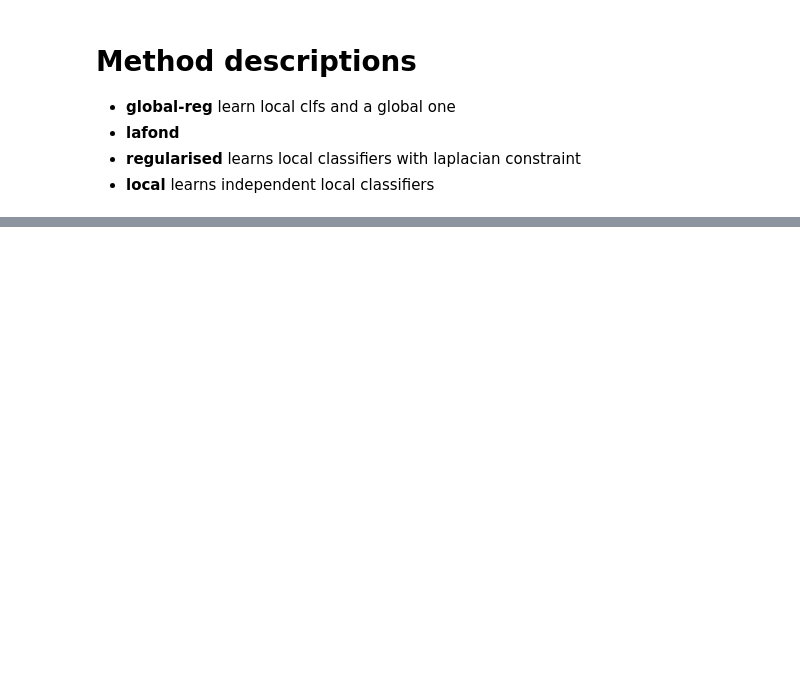
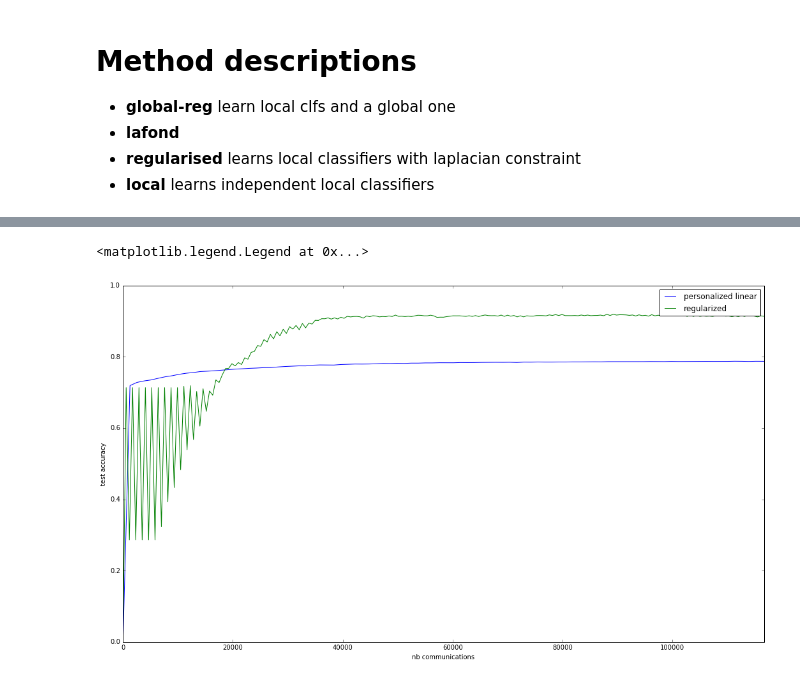
Before and after one commit to vzantedeschi/Dada, a Jupyter notebook: notebooks/Moons-100users.ipynb, the cells around one changed output, grey strips where cells are left out. Cells and saved outputs as stored; diff of their text form; code cells hidden in the pictures; blank space fills up the shorter version.

```diff
--- a/notebooks/Moons-100users.ipynb
+++ b/notebooks/Moons-100users.ipynb
@@ -112,0 +127,24 @@ plt.legend(loc='lower right')
+# %%
+from math import log
+
+Z = 32
+# test accuracy vs communication
+linear_com = 2*D*Z
+regularized_com = np.sum(adj_matrix)/N *(Z + log(B))
+
+x_linear = [linear_com*i for i in range(NB_ITER+1)]
+x_regularized = [regularized_com*i for i in range(NB_ITER+1)]
+
+plt.figure(1, figsize=(18, 10))
+
+plt.xlabel('nb communications')
+plt.ylabel('test accuracy')
+
+plt.plot(x_linear, [r['accuracy'][1] for r in results['personalized linear']], label='personalized linear')
+plt.plot(x_regularized, [r['accuracy'][1] for r in results['regularized']], label='regularized')
+
+plt.xlim(0, max(x_regularized))
+plt.legend()
+# %% [output]
+<matplotlib.legend.Legend at 0x...>
+[figure, added]
```
Also changed, not shown: parts of 10 cells of this notebook, 3 other files.
